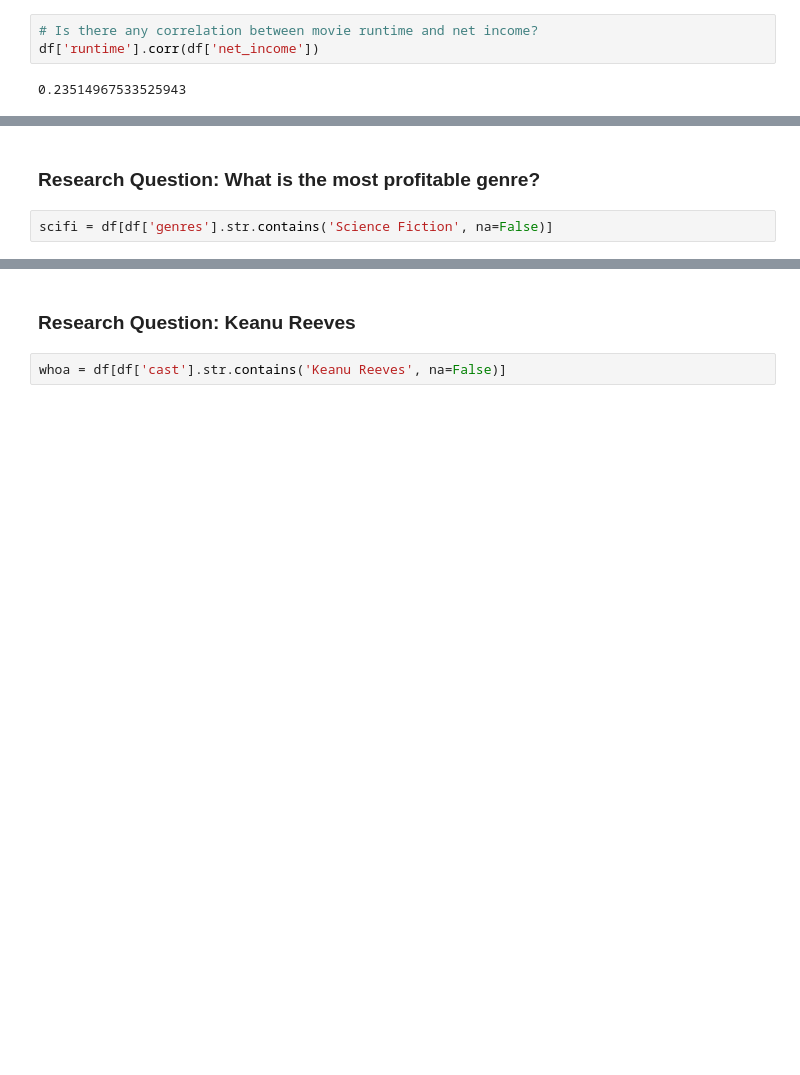
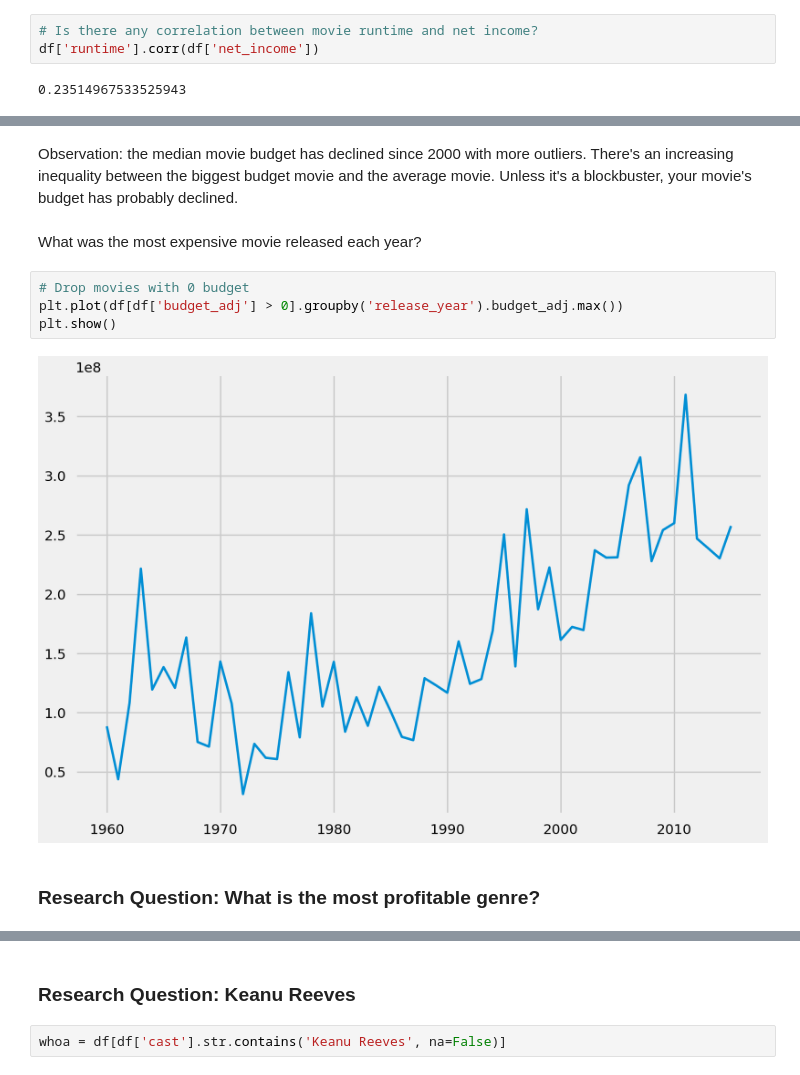
Before and after one commit to kennethn/data-analyst-nanodegree, a Jupyter notebook: 2_Investigate_A_Dataset/2_Investigate_A_Dataset.ipynb, the cells around one changed output, grey strips where cells are left out. Saved outputs shown, nothing was run; the diff lists cells and outputs as text; blank space fills up the shorter version.

```diff
--- a/2_Investigate_A_Dataset/2_Investigate_A_Dataset.ipynb
+++ b/2_Investigate_A_Dataset/2_Investigate_A_Dataset.ipynb
@@ -345,4 +368,12 @@ df['runtime'].corr(df['net_income'])
+# %% [markdown]
+Observation: the median movie budget has declined since 2000 with more outliers. There's an increasing inequality between the biggest budget movie and the average movie. Unless it's a blockbuster, your movie's budget has probably declined.
+# %% [markdown]
+What was the most expensive movie released each year?
+# %%
+# Drop movies with 0 budget
+plt.plot(df[df['budget_adj'] > 0].groupby('release_year').budget_adj.max())
+plt.show()
+# %% [output]
+[figure, added]
 # %% [markdown]
 ### Research Question: What is the most profitable genre?
-# %%
-scifi = df[df['genres'].str.contains('Science Fiction', na=False)]
```
Also changed, not shown: parts of 17 cells of this notebook.
